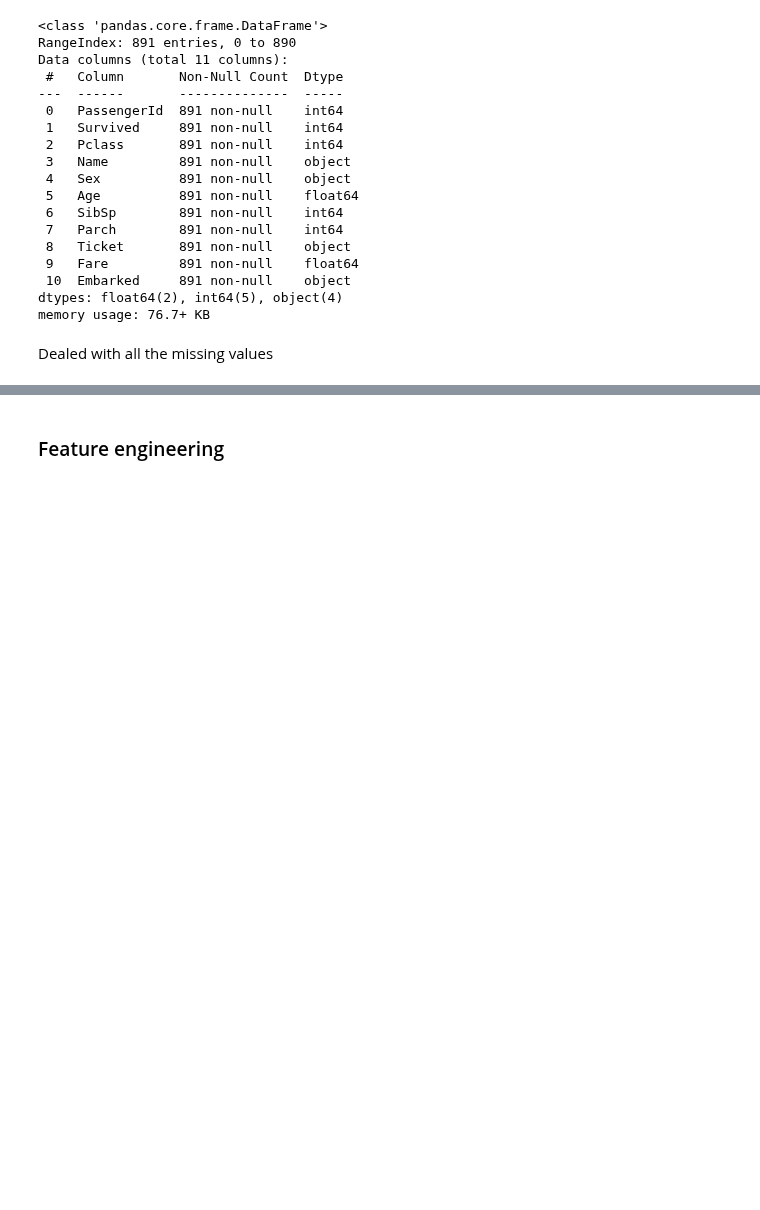
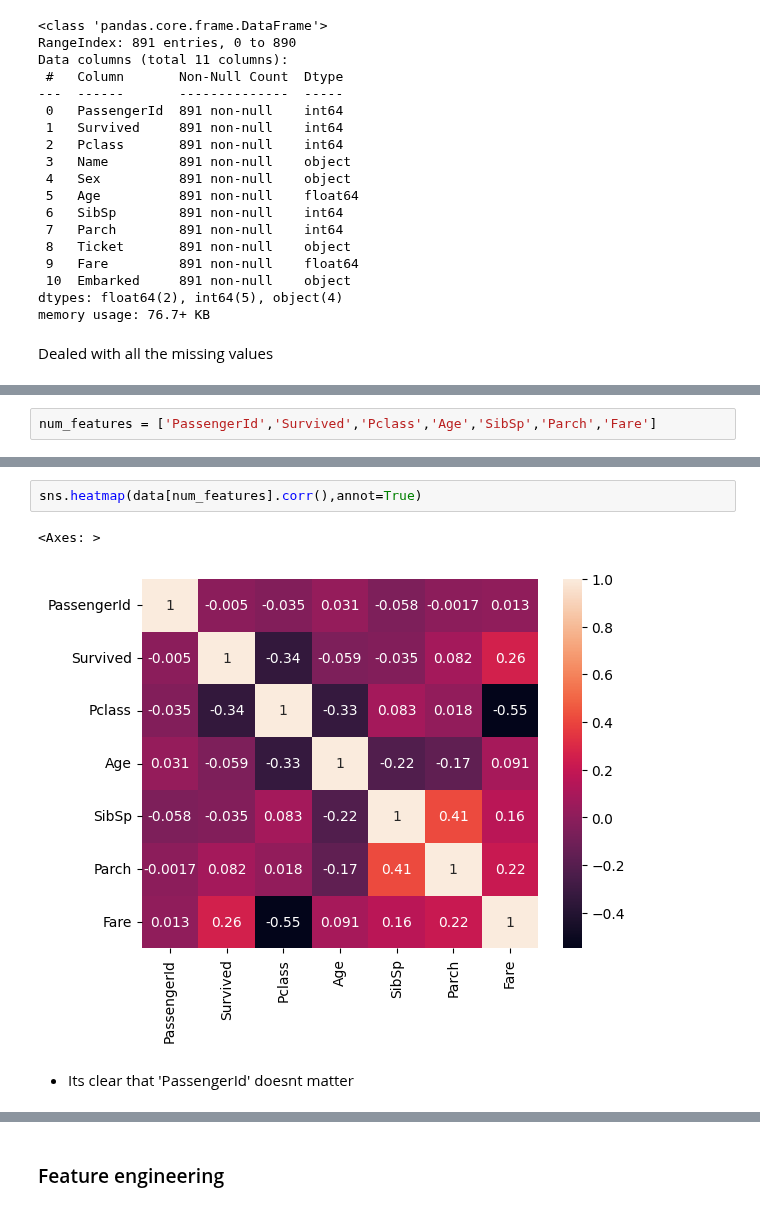
Before and after one commit to ArunNegi112/Machine_Learning, a Jupyter notebook: 3_Classification/4_Titanic.ipynb, the cells around one changed output, grey strips where cells are left out. Cells and saved outputs as stored; diff of their text form; blank space fills up the shorter version.

```diff
--- a/3_Classification/4_Titanic.ipynb
+++ b/3_Classification/4_Titanic.ipynb
@@ -141,0 +144,2 @@ Dealed with all the missing values
+# %%
+num_features = ['PassengerId','Survived','Pclass','Age','SibSp','Parch','Fare']
@@ -141,0 +159,7 @@ Dealed with all the missing values
+# %%
+sns.heatmap(data[num_features].corr(),annot=True)
+# %% [output]
+<Axes: >
+[figure, added]
+# %% [markdown]
+- Its clear that 'PassengerId' doesnt matter
```
Also changed, not shown: parts of 39 cells of this notebook.
